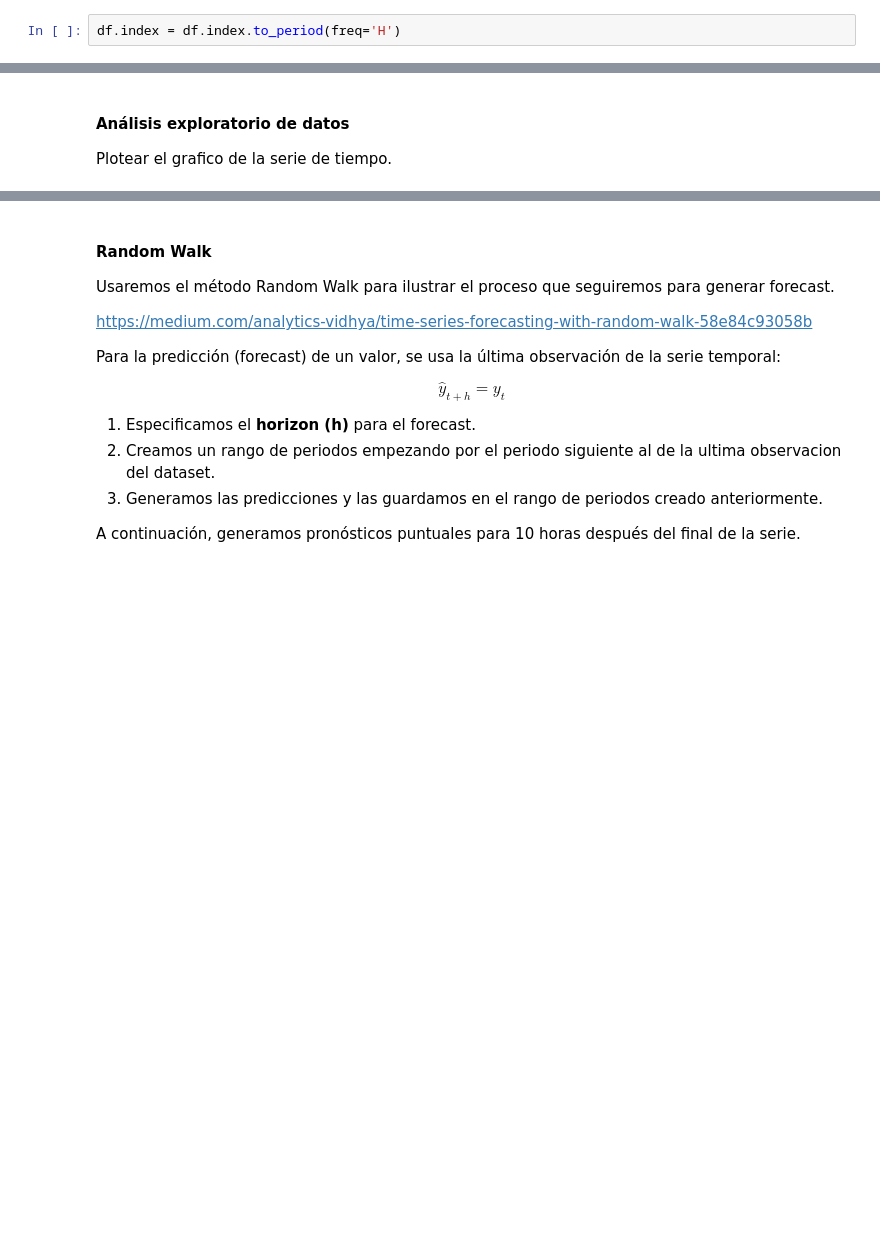
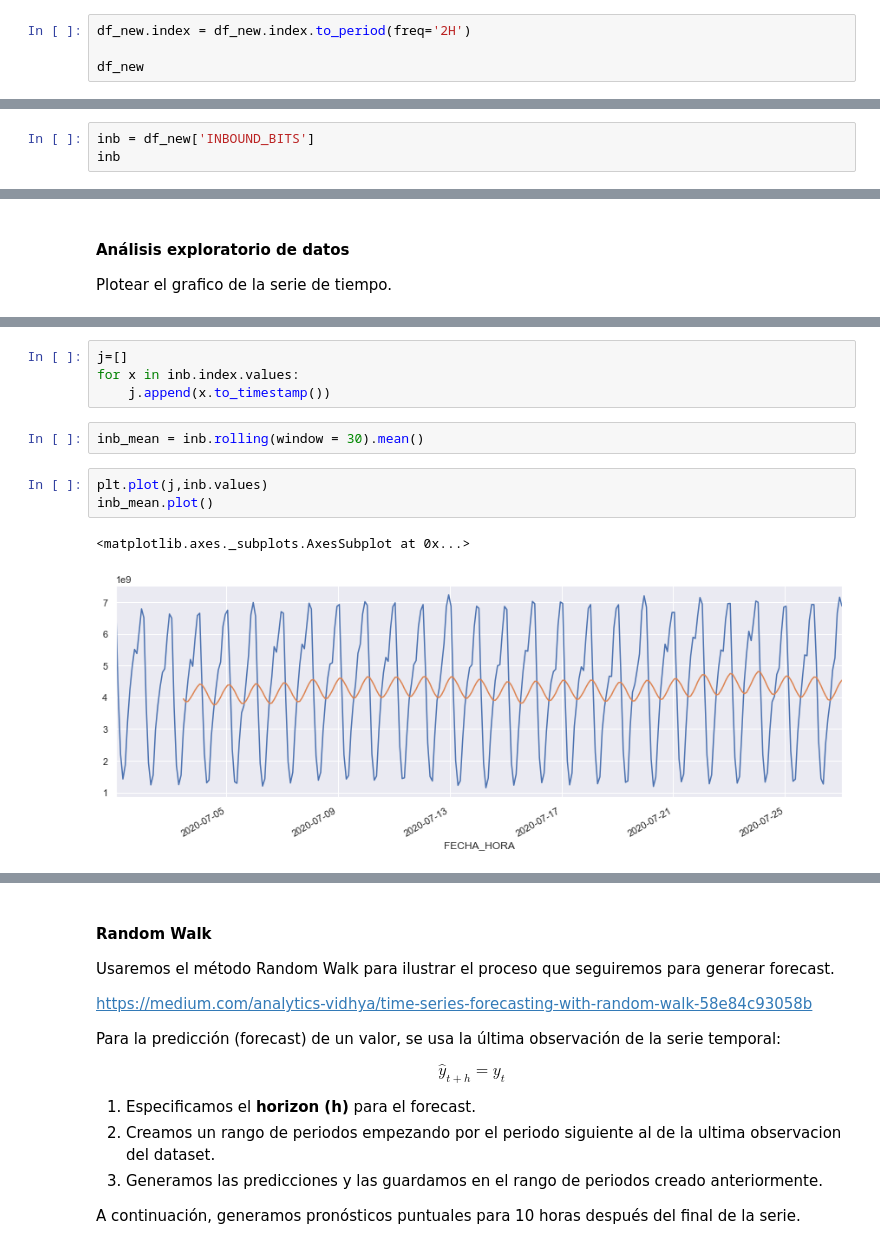
Before and after one commit to diplodatos2020/AprendizajeSupervisado_Mentoria, a Jupyter notebook: Practico_AS.ipynb, the cells around one changed output, grey strips where cells are left out. Drawn from its saved outputs; the diff is of its cells as text; blank space fills up the shorter version.

```diff
--- a/Practico_AS.ipynb
+++ b/Practico_AS.ipynb
@@ -109,2 +155,4 @@ TypeError: Only valid with DatetimeIndex, TimedeltaIndex or PeriodIndex, but got
 # %%
-df.index = df.index.to_period(freq='H')
+df_new.index = df_new.index.to_period(freq='2H')
+
+df_new
@@ -248,0 +176,3 @@ sns.distplot(y)
+# %%
+inb = df_new['INBOUND_BITS']
+inb
@@ -267,0 +228,12 @@ NameError: name 'plot_y' is not defined
+# %%
+j=[]
+for x in inb.index.values:
+    j.append(x.to_timestamp())
+# %%
+inb_mean = inb.rolling(window = 30).mean()
+# %%
+plt.plot(j,inb.values)
+inb_mean.plot()
+# %% [output]
+<matplotlib.axes._subplots.AxesSubplot at 0x...>
+[figure, added]
```
Also changed, not shown: parts of 80 cells of this notebook.
